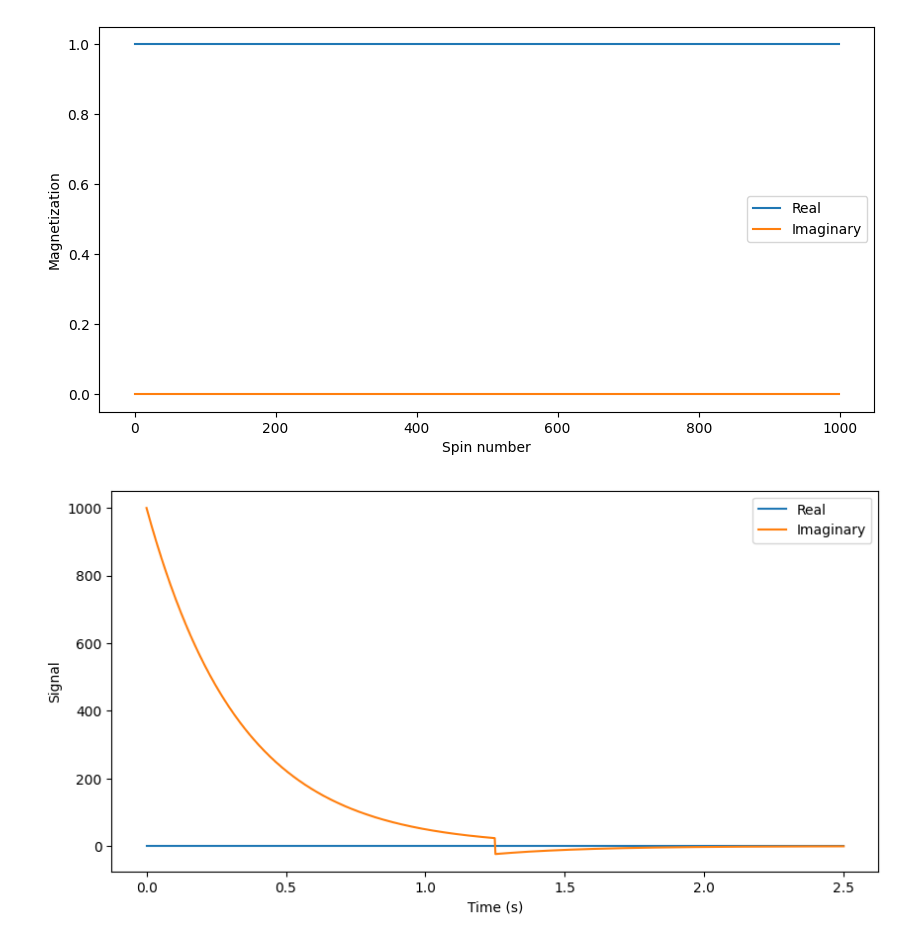
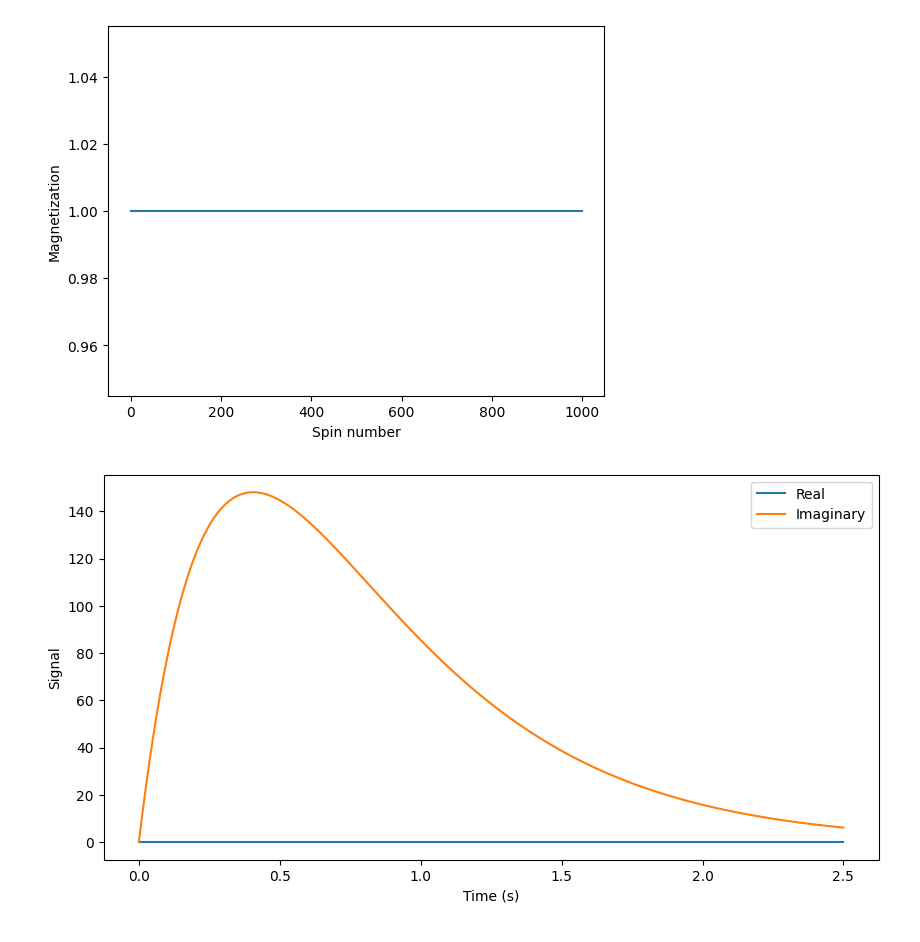
Before and after one commit to MaxStrey/Martinos_MR, a Jupyter notebook: Martinos_project/phantom_generation/phantom_3.ipynb, the cells around one changed output. Drawn from its saved outputs; the diff is of its cells as text; code cells hidden in the pictures.

Commit message:
fixed the full signal

```diff
--- a/Martinos_project/phantom_generation/phantom_3.ipynb
+++ b/Martinos_project/phantom_generation/phantom_3.ipynb
@@ -1,24 +1,25 @@
 # %%
 import numpy as np
 import matplotlib.pyplot as plt
 
 N_spins = 1000  # Number of spins in the phantom
 phantom = np.ones(N_spins, dtype=np.complex128)  # All spins start in equilibrium state
 
+# Plot the initial state of the phantom
+plt.figure()
+plt.plot(phantom)
+plt.xlabel('Spin number')
+plt.ylabel('Magnetization')
+plt.show()
+
+
+gamma = 42.58e6  # Gyromagnetic ratio for hydrogen in Hz/T
+G = 1e-3  # Gradient strength in T/m
+
 B0 = np.linspace(0.9, 1.1, N_spins)  # B0 field, non-uniform
 B0 = B0 + 0.01 * np.random.randn(N_spins)  # Add some random noise for realism
-
-
-#Plot the phantom
-plt.figure(figsize=(10, 5))
-plt.plot(np.real(phantom), label='Real')
-plt.plot(np.imag(phantom), label='Imaginary')
-plt.xlabel('Spin number')
-plt.ylabel('Magnetization')
-plt.legend()
-plt.show()
 # %% [output]
-[figure, old version]
+[figure, new version]
 # %%
 angle = np.pi / 2  # 90 degree flip
 phantom *= np.exp(1j * angle)  # Rotate each spin by 90 degrees
@@ -29,20 +30,19 @@ times = np.linspace(0, 5 * T2, 1000)  # Times at which to sample the signal
 signal = np.zeros_like(times, dtype=np.complex128)
 
 for i, t in enumerate(times):
-    E1 = np.exp(-t / T1)
-    E2 = np.exp(-t / T2)
-    signal[i] = np.sum(phantom * E1 * E2)  # Signal is sum of all spins, with relaxation
-
+    M1 = 1 - np.exp(-t / T1)
+    M2 = np.exp(-t / T2)
+    signal[i] = np.sum(phantom * M1 * M2)  # Signal is sum of all spins, with relaxation
 
 
 # Apply a 180 degree pulse to create a spin echo
-echo_time = times[int(len(times)/2)]  # Time at which to apply the 180 degree pulse
-echo_angle = np.pi  # 180 degree flip
-echo_phase = np.exp(1j * echo_angle)  # Phase shift due to 180 degree pulse
-echo_index = np.argmin(np.abs(times - echo_time))  # Index of the echo time in the times array
-signal[echo_index:] *= echo_phase  # Apply the phase shift to the signal after the echo time
+#echo_time = times[int(len(times)/2)]  # Time at which to apply the 180 degree pulse
+#echo_angle = np.pi  # 180 degree flip
+#echo_phase = np.exp(1j * echo_angle)  # Phase shift due to 180 degree pulse
+#echo_index = np.argmin(np.abs(times - echo_time))  # Index of the echo time in the times array
+#signal[echo_index:] *= echo_phase  # Apply the phase shift to the signal after the echo time
 
-#Plotting E1 and E2
+#Plotting M1 and M2
 plt.figure(figsize=(10, 5))
 plt.plot(times, signal.real, label='Real')
 plt.plot(times, signal.imag, label='Imaginary')
@@ -56,7 +56,7 @@ Gx = 1.0  # Strength of the gradient field
 # Apply the gradient field
 for i in range(N_spins):
     signal *= np.exp(-1j * Gx * i * times)  # Frequency shift due to gradient
-    signal *= np.exp(-1j * 2 * np.pi * B0[i] * times)  # Phase shift due to B0 field
+    #signal *= np.exp(-1j * 2 * np.pi * B0[i] * times)  # Phase shift due to B0 field
 # %% [output]
-[figure, old version]
+[figure, new version]
 # %%
```
Also changed, not shown: parts of 3 cells of this notebook.
